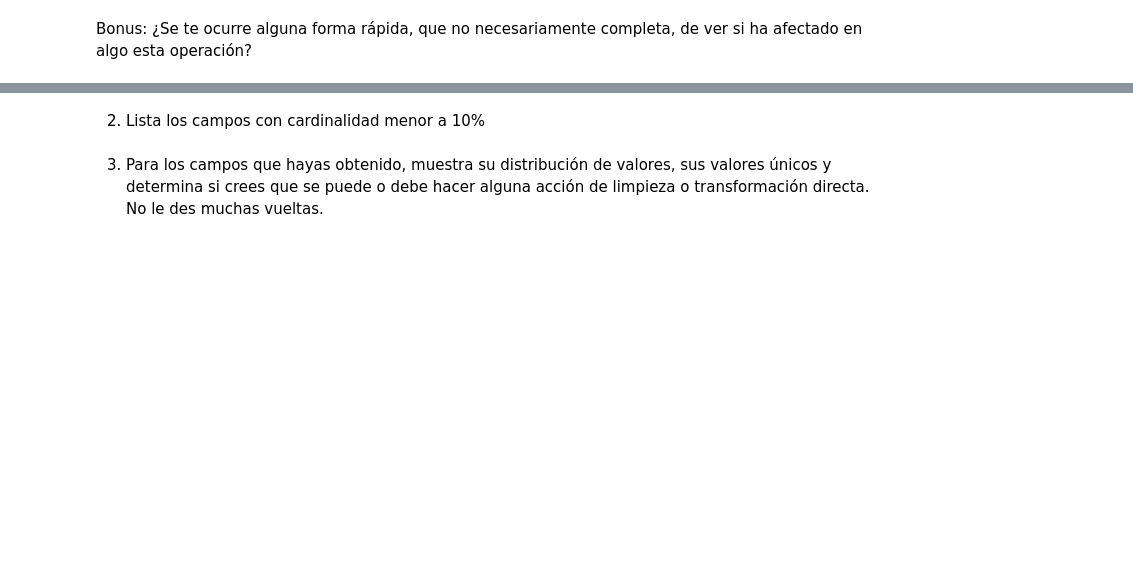
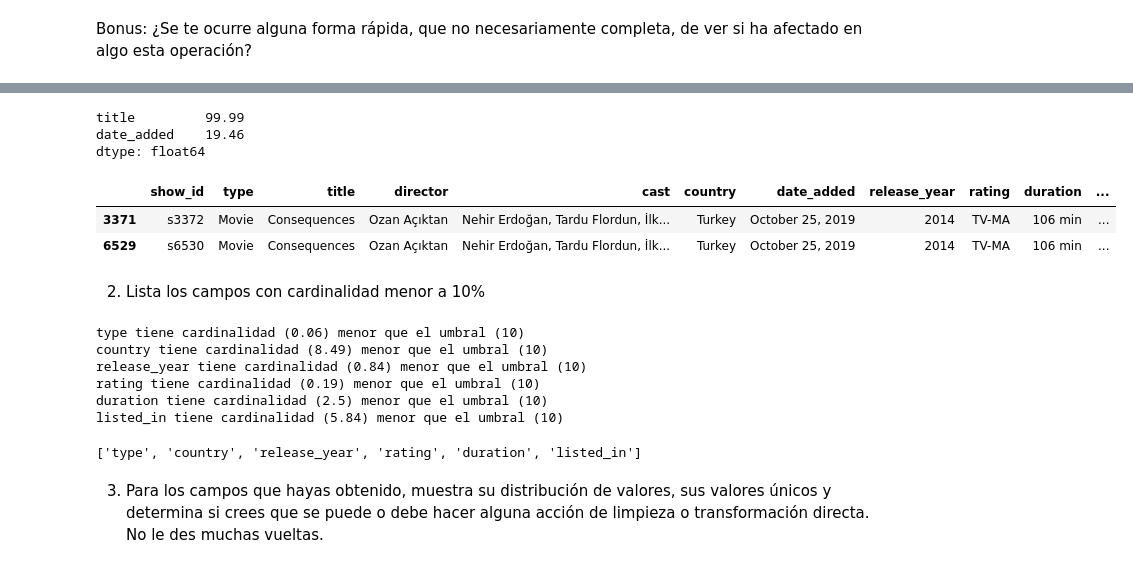
Before and after one commit to annahico/ONLINE_DS_THEBRIDGE_ANNA, a Jupyter notebook: 03_Analisis_de_Datos/Sprint_05/Unidad_01/Practica_Obligatoria/18_Practica_Obligatoria_ETL.ipynb, the cells around one changed output, grey strips where cells are left out. Cells and saved outputs as stored; diff of their text form; code cells hidden in the pictures; blank space fills up the shorter version.

```diff
--- a/03_Analisis_de_Datos/Sprint_05/Unidad_01/Practica_Obligatoria/18_Practica_Obligatoria_ETL.ipynb
+++ b/03_Analisis_de_Datos/Sprint_05/Unidad_01/Practica_Obligatoria/18_Practica_Obligatoria_ETL.ipynb
@@ -236,2 +289,15 @@ print(cardinalidad)
+# %%
+serie_cardinalidad_after_strip = (df.nunique() / len(df) * 100).round(2)
+serie_cardinalidad_after_strip[serie_cardinalidad != serie_cardinalidad_after_strip]
+# %% [output]
+title         99.99
+date_added    19.46
+dtype: float64
+# %%
+df[df.title.duplicated(keep=False)]
+# %% [output]
+|  | show_id | type | title | director | cast | country | date_added | release_year | rating | duration | ... |
+| 3371 | s3372 | Movie | Consequences | Ozan Açıktan | Nehir Erdoğan, Tardu Flordun, İlk... | Turkey | October 25, 2019 | 2014 | TV-MA | 106 min | ... |
+| 6529 | s6530 | Movie | Consequences | Ozan Açıktan | Nehir Erdoğan, Tardu Flordun, İlk... | Turkey | October 25, 2019 | 2014 | TV-MA | 106 min | ... |
 # %% [markdown]
 2. Lista los campos con cardinalidad menor a 10%
@@ -241,3 +304,22 @@ columnas_baja_cardinalidad = [col for col, ratio in cardinalidad.items() if rati
+# %%
+umbral = 10
+col_seleccionados = []
+
+for col, cardinalidad in diccionario_cardinalidad.items():
+    if cardinalidad < umbral:
+        print(f"{col} tiene cardinalidad ({cardinalidad}) menor que el umbral ({umbral})")
+        col_seleccionados.append(col)
+# %% [output]
+type tiene cardinalidad (0.06) menor que el umbral (10)
+country tiene cardinalidad (8.49) menor que el umbral (10)
+release_year tiene cardinalidad (0.84) menor que el umbral (10)
+rating tiene cardinalidad (0.19) menor que el umbral (10)
+duration tiene cardinalidad (2.5) menor que el umbral (10)
+listed_in tiene cardinalidad (5.84) menor que el umbral (10)
+# %%
+col_seleccionados
+# %% [output]
+['type', 'country', 'release_year', 'rating', 'duration', 'listed_in']
 # %% [markdown]
 3. Para los campos que hayas obtenido, muestra su distribución de valores, sus valores únicos y determina si crees que se puede o debe hacer alguna acción de limpieza o transformación directa. No le des muchas vueltas.
 # %%
```
Also changed, not shown: parts of 30 cells of this notebook.
